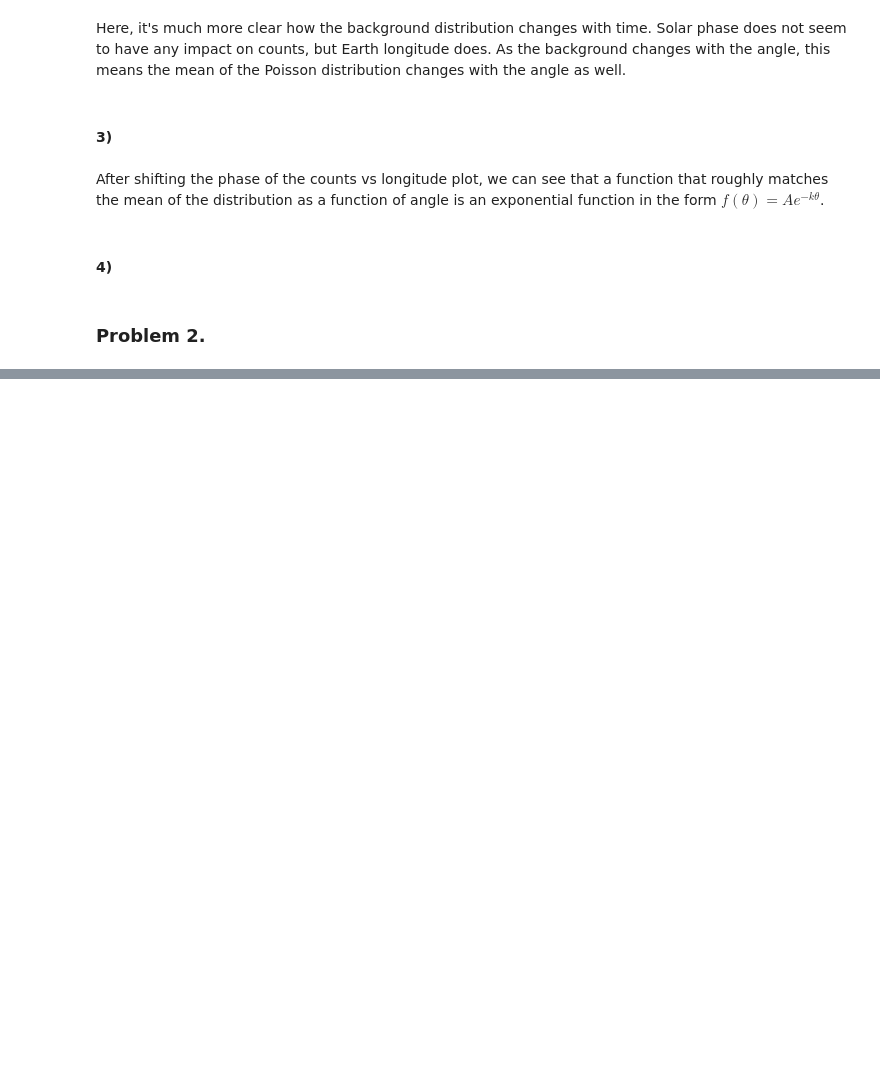
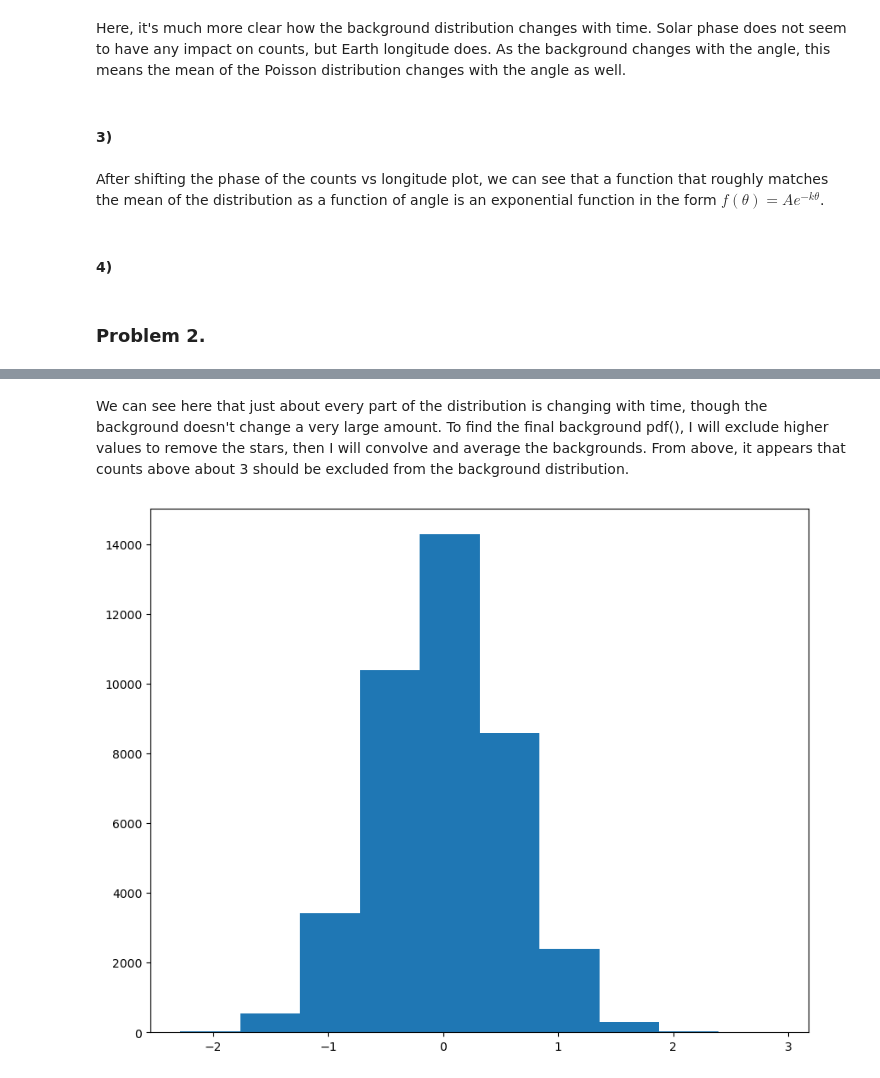
Before and after one commit to pgwart/PHYS434, a Jupyter notebook: lab4.ipynb, the cells around one changed output, grey strips where cells are left out. Saved outputs shown, nothing was run; the diff lists cells and outputs as text; code cells hidden in the pictures; blank space fills up the shorter version.

```diff
--- a/lab4.ipynb
+++ b/lab4.ipynb
@@ -88,0 +145,20 @@ stars
+# %% [markdown]
+We can see here that just about every part of the distribution is changing with time, though the background doesn't change a very large amount. To find the final background pdf(), I will exclude higher values to remove the stars, then I will convolve and average the backgrounds. From above, it appears that counts above about 3 should be excluded from the background distribution.
+# %%
+bkg = one_d[0]
+
+# remove higher values to cut out stars
+for i in range(len(bkg)):
+    if bkg[i] > 3:
+        bkg[i] = 0
+
+for j in range(1,10):
+    bkg2 = one_d[j]
+    for i in range(len(bkg2)):
+        if bkg2[i] > 3:
+            bkg2[i] = 0
+    np.convolve(bkg,bkg2)
+plt.hist(bkg)
+plt.show()
+# %% [output]
+[figure, added]
```
Also changed, not shown: parts of 15 cells of this notebook.
